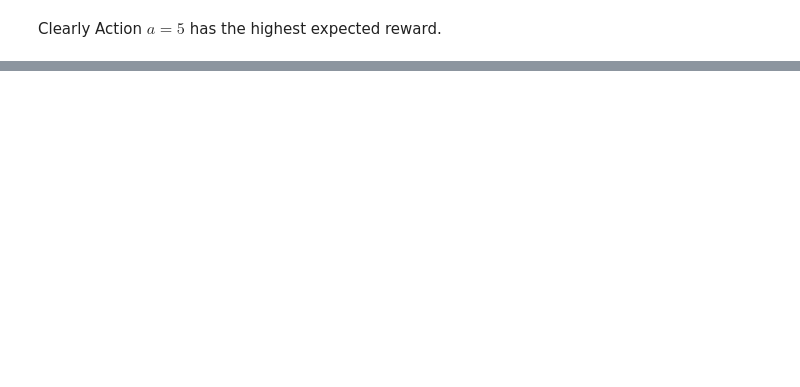
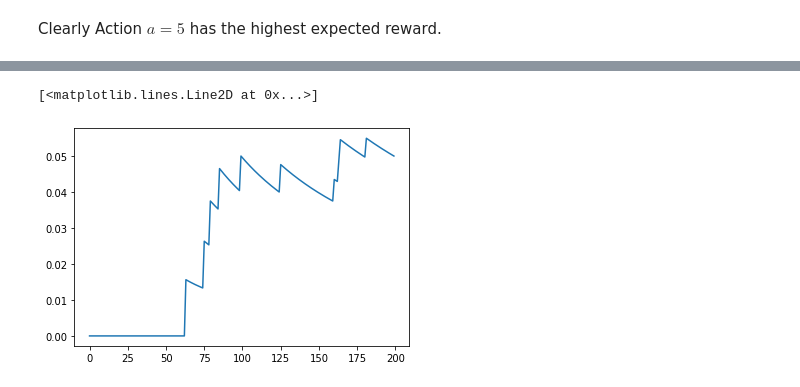
Before and after one commit to StanleyTuz/reinforcement-learning, a Jupyter notebook: sutton_barto/ch2.ipynb, the cells around one changed output, grey strips where cells are left out. Drawn from its saved outputs; the diff is of its cells as text; code cells hidden in the pictures; blank space fills up the shorter version.

```diff
--- a/sutton_barto/ch2.ipynb
+++ b/sutton_barto/ch2.ipynb
@@ -23,0 +46,5 @@ Clearly Action $a=5$ has the highest expected reward.
+# %%
+plt.plot(np.cumsum(at == env.opt_action) / np.arange(1, len(at)+1, 1))
+# %% [output]
+[<matplotlib.lines.Line2D at 0x...>]
+[figure, added]
```
Also changed, not shown: parts of 4 cells of this notebook, 2 other files.
